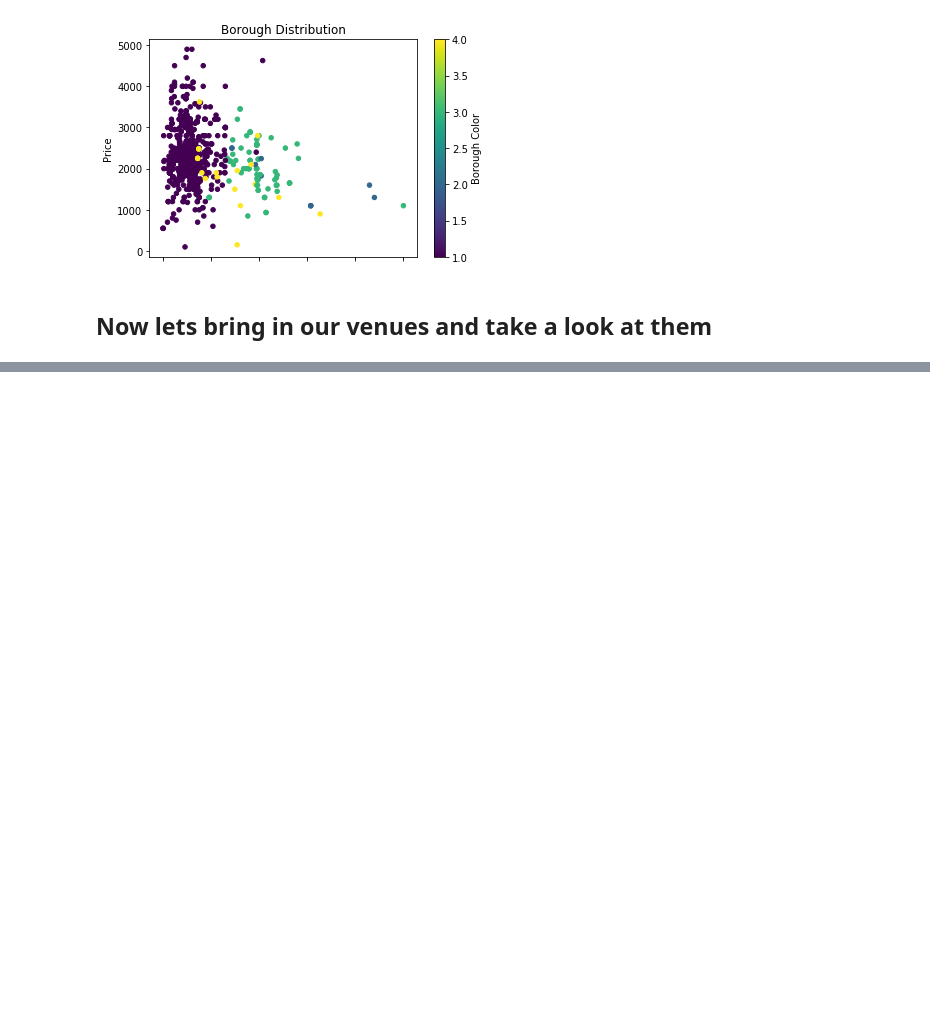
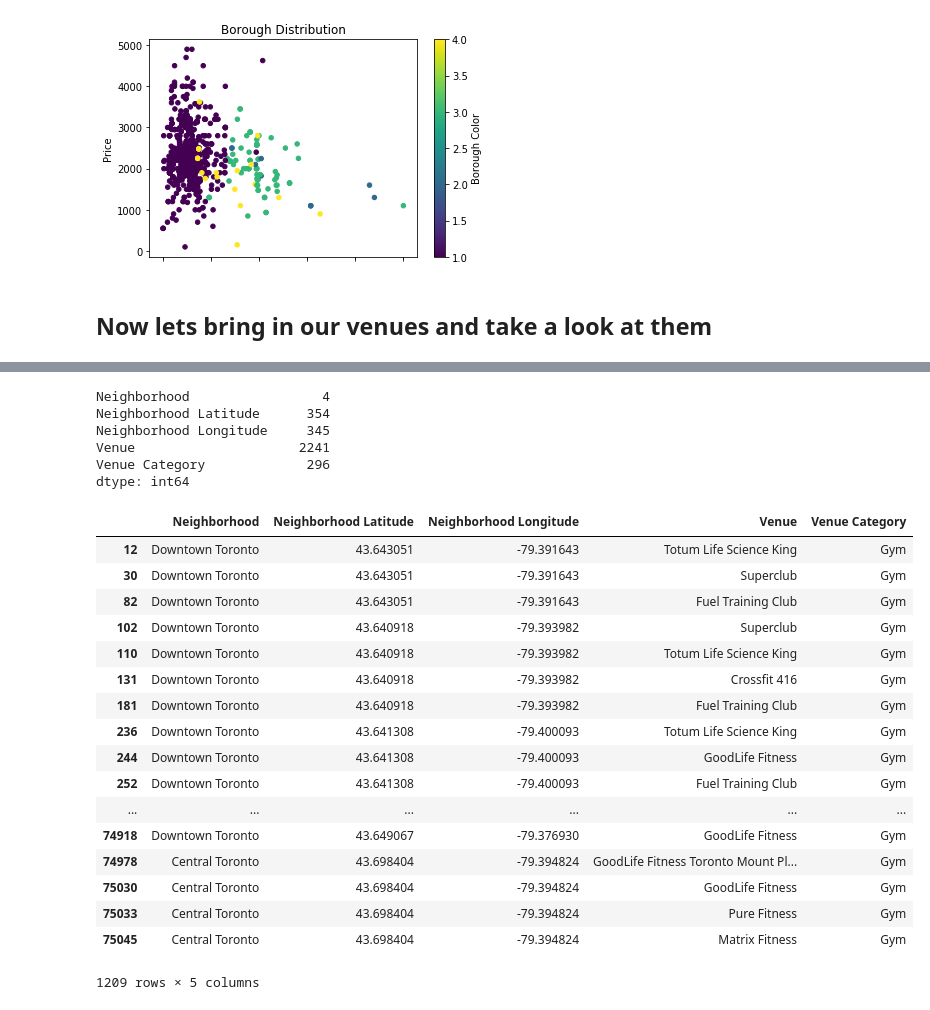
Before and after one commit to 1212-qwas/Coursera-Capstone, a Jupyter notebook: Capstone Project Part II.ipynb, the cells around one changed output, grey strips where cells are left out. Drawn from its saved outputs; the diff is of its cells as text; code cells hidden in the pictures; blank space fills up the shorter version.

```diff
--- a/Capstone Project Part II.ipynb
+++ b/Capstone Project Part II.ipynb
@@ -160,0 +192,3 @@ toronto_venues = pd.read_csv("venuesX.csv")
+# %%
+toronto_venues.drop(['Venue Latitude', 'Venue Longitude'], axis=1, inplace=True)
+toronto_venues.head()
@@ -160,0 +202,31 @@ toronto_venues = pd.read_csv("venuesX.csv")
+# %%
+# Get number of unique values per column
+toronto_venues.nunique()
+# %% [output]
+Neighborhood                 4
+Neighborhood Latitude      354
+Neighborhood Longitude     345
+Venue                     2241
+Venue Category             296
+dtype: int64
+# %%
+toronto_venues[toronto_venues['Venue Category'] == 'Gym']
+# %% [output]
+|  | Neighborhood | Neighborhood Latitude | Neighborhood Longitude | Venue | Venue Category |
+| 12 | Downtown Toronto | 43.643051 | -79.391643 | Totum Life Science King | Gym |
+| 30 | Downtown Toronto | 43.643051 | -79.391643 | Superclub | Gym |
+| 82 | Downtown Toronto | 43.643051 | -79.391643 | Fuel Training Club | Gym |
+| 102 | Downtown Toronto | 43.640918 | -79.393982 | Superclub | Gym |
+| 110 | Downtown Toronto | 43.640918 | -79.393982 | Totum Life Science King | Gym |
+| 131 | Downtown Toronto | 43.640918 | -79.393982 | Crossfit 416 | Gym |
+| 181 | Downtown Toronto | 43.640918 | -79.393982 | Fuel Training Club | Gym |
+| 236 | Downtown Toronto | 43.641308 | -79.400093 | Totum Life Science King | Gym |
+| 244 | Downtown Toronto | 43.641308 | -79.400093 | GoodLife Fitness | Gym |
+| 252 | Downtown Toronto | 43.641308 | -79.400093 | Fuel Training Club | Gym |
+| ... | ... | ... | ... | ... | ... |
+| 74918 | Downtown Toronto | 43.649067 | -79.376930 | GoodLife Fitness | Gym |
+| 74978 | Central Toronto | 43.698404 | -79.394824 | GoodLife Fitness Toronto Mount Pl... | Gym |
+| 75030 | Central Toronto | 43.698404 | -79.394824 | GoodLife Fitness | Gym |
+| 75033 | Central Toronto | 43.698404 | -79.394824 | Pure Fitness | Gym |
+| 75045 | Central Toronto | 43.698404 | -79.394824 | Matrix Fitness | Gym |
+1209 rows × 5 columns
```
Also changed, not shown: parts of 9 cells of this notebook.
